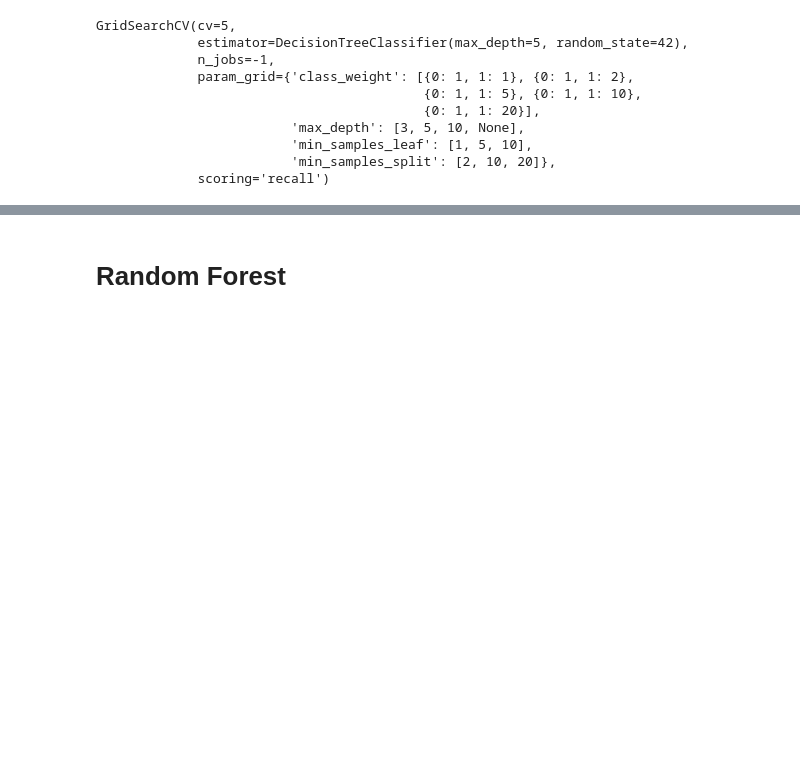
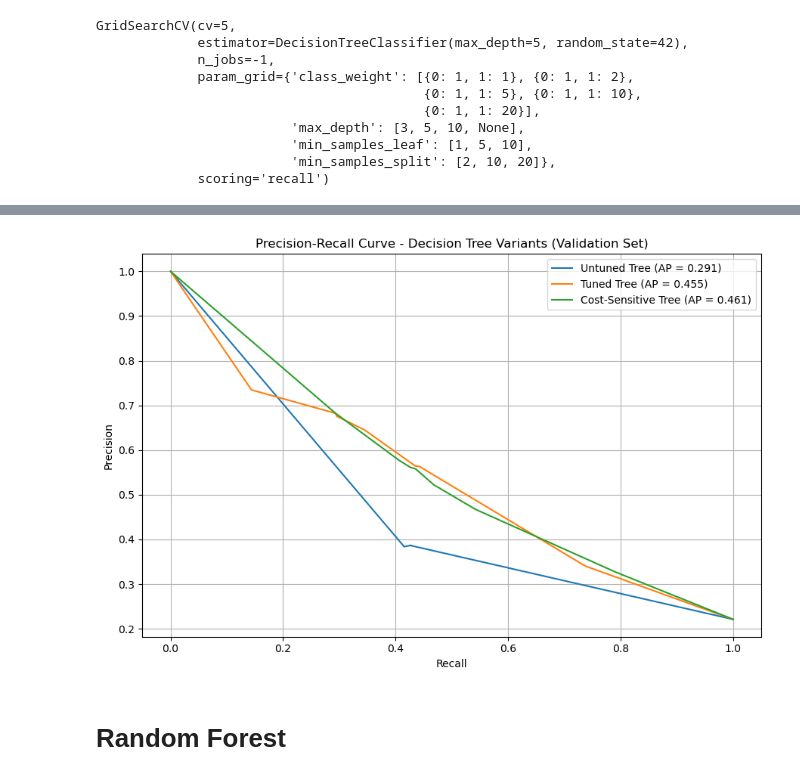
Before and after one commit to oneybb/EC4308_Credit_Default, a Jupyter notebook: Tree_Based_Models.ipynb, the cells around one changed output, grey strips where cells are left out. Drawn from its saved outputs; the diff is of its cells as text; code cells hidden in the pictures; blank space fills up the shorter version.

```diff
--- a/Tree_Based_Models.ipynb
+++ b/Tree_Based_Models.ipynb
@@ -356,3 +282,31 @@ plt.show()
+# %%
+from sklearn.metrics import precision_recall_curve, average_precision_score
+import matplotlib.pyplot as plt
+
+# Compute precision, recall, and average precision for each model
+precision_dt, recall_dt, _ = precision_recall_curve(y_val, probs_dt)
+ap_dt = average_precision_score(y_val, probs_dt)
+
+precision_viz, recall_viz, _ = precision_recall_curve(y_val, probs_viz)
+ap_viz = average_precision_score(y_val, probs_viz)
+
+precision_bal, recall_bal, _ = precision_recall_curve(y_val, probs_bal)
+ap_bal = average_precision_score(y_val, probs_bal)
+
+# Plot Precision-Recall curves
+plt.figure(figsize=(9, 6))
+plt.plot(recall_dt, precision_dt, label=f"Untuned Tree (AP = {ap_dt:.3f})")
+plt.plot(recall_viz, precision_viz, label=f"Tuned Tree (AP = {ap_viz:.3f})")
+plt.plot(recall_bal, precision_bal, label=f"Cost-Sensitive Tree (AP = {ap_bal:.3f})")
+plt.xlabel("Recall")
+plt.ylabel("Precision")
+plt.title("Precision-Recall Curve - Decision Tree Variants (Validation Set)")
+plt.legend(loc="upper right")
+plt.grid(True)
+plt.tight_layout()
+plt.show()
+# %% [output]
+[figure, added]
 # %% [markdown]
 # Random Forest
 # %%
```
Also changed, not shown: parts of 26 cells of this notebook.
